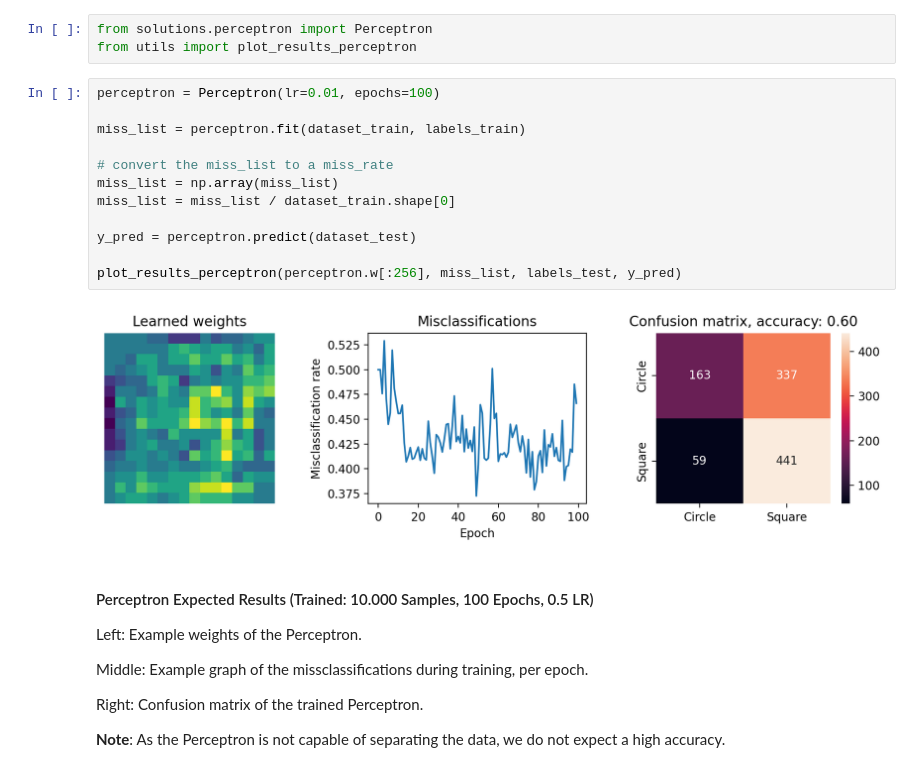
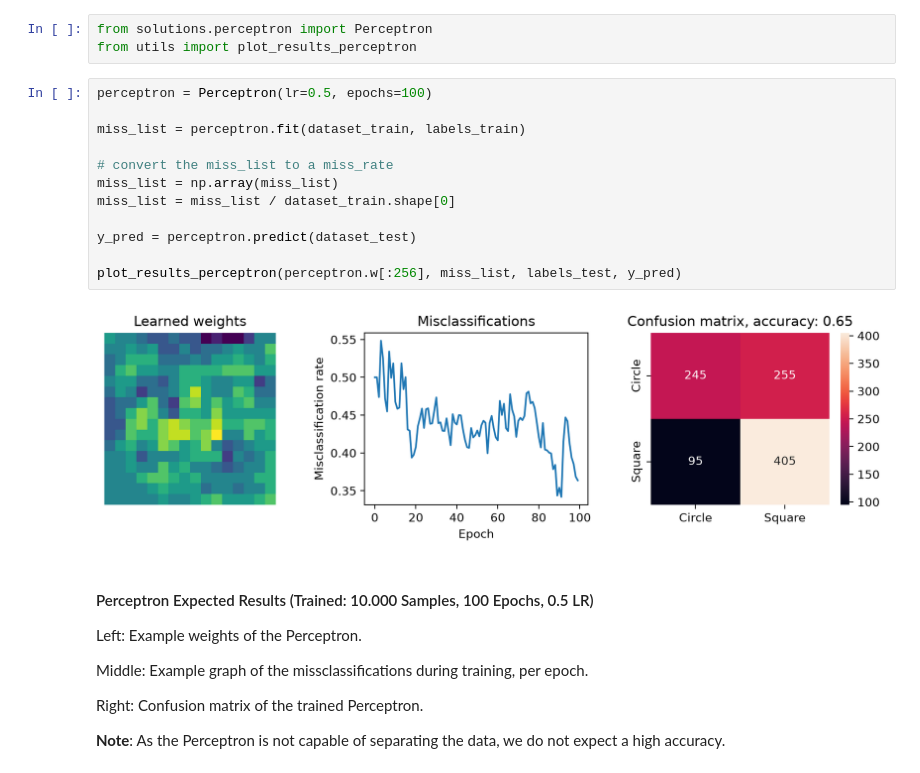
Before and after one commit to flomue17/ML_01, a Jupyter notebook: start_here.ipynb, the cells around one changed output. Saved outputs shown, nothing was run; the diff lists cells and outputs as text.

```diff
--- a/start_here.ipynb
+++ b/start_here.ipynb
@@ -93,19 +94,19 @@ The following code works only, if corresponding definitions in the 'solutions' f
 from solutions.perceptron import Perceptron
 from utils import plot_results_perceptron
 # %%
-perceptron = Perceptron(lr=0.01, epochs=100)
+perceptron = Perceptron(lr=0.5, epochs=100)
 
 miss_list = perceptron.fit(dataset_train, labels_train)
 
 # convert the miss_list to a miss_rate
 miss_list = np.array(miss_list)
 miss_list = miss_list / dataset_train.shape[0]
 
 y_pred = perceptron.predict(dataset_test)
 
 plot_results_perceptron(perceptron.w[:256], miss_list, labels_test, y_pred)
 # %% [output]
-[figure, old version]
+[figure, new version]
 # %% [markdown]
 #### Perceptron Expected Results (Trained: 10.000 Samples, 100 Epochs, 0.5 LR)
 Left: Example weights of the Perceptron.
```
Also changed, not shown: parts of 2 cells of this notebook, 4 other files.
